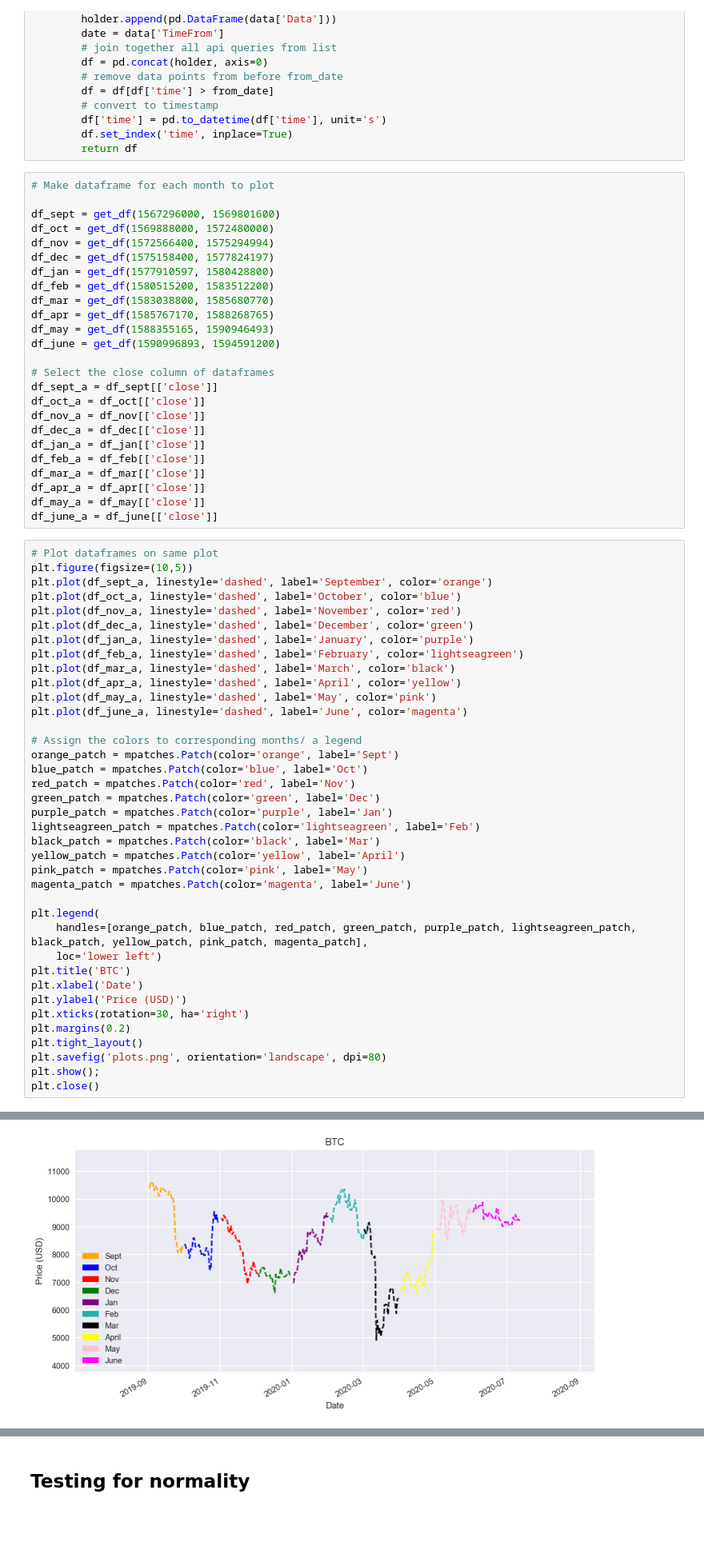
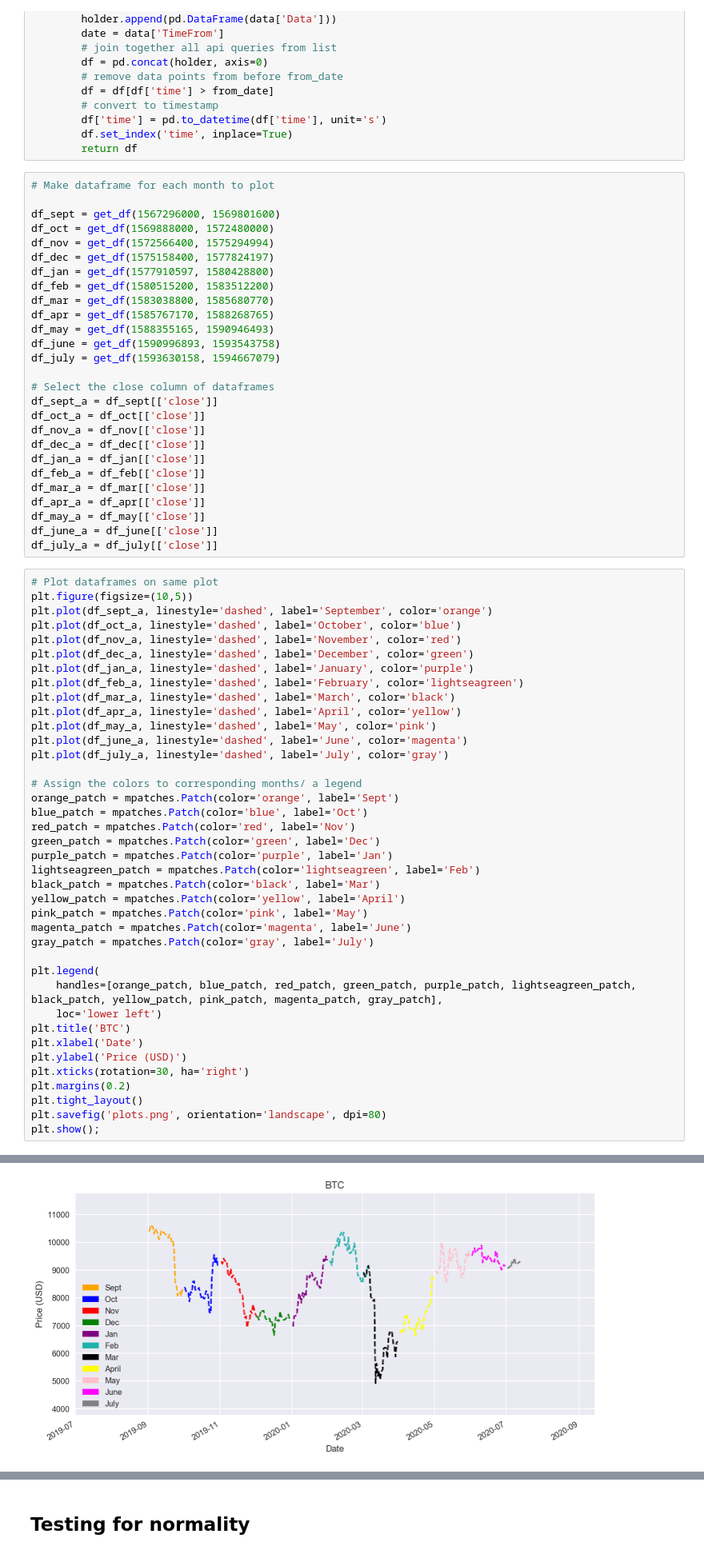
Before and after one commit to hilljtm/sfund, a Jupyter notebook: CryptoC_plots.ipynb, the cells around one changed output, grey strips where cells are left out. Shown at 80% size. Drawn from its saved outputs; the diff is of its cells as text; blank space fills up the shorter version.

Commit message:
july added to main plot

```diff
--- a/CryptoC_plots.ipynb
+++ b/CryptoC_plots.ipynb
@@ -62,7 +62,8 @@ df_feb = get_df(1580515200, 1583512200)
 df_mar = get_df(1583038800, 1585680770)
 df_apr = get_df(1585767170, 1588268765)
 df_may = get_df(1588355165, 1590946493)
-df_june = get_df(1590996893, 1594591200)
+df_june = get_df(1590996893, 1593543758)
+df_july = get_df(1593630158, 1594667079)
 
 # Select the close column of dataframes
 df_sept_a = df_sept[['close']]
@@ -75,6 +76,7 @@ df_mar_a = df_mar[['close']]
 df_apr_a = df_apr[['close']]
 df_may_a = df_may[['close']]
 df_june_a = df_june[['close']]
+df_july_a = df_july[['close']]
 # %%
 # Plot dataframes on same plot
 plt.figure(figsize=(10,5))
@@ -88,36 +90,37 @@ plt.plot(df_mar_a, linestyle='dashed', label='March', color='black')
 plt.plot(df_apr_a, linestyle='dashed', label='April', color='yellow')
 plt.plot(df_may_a, linestyle='dashed', label='May', color='pink')
 plt.plot(df_june_a, linestyle='dashed', label='June', color='magenta')
+plt.plot(df_july_a, linestyle='dashed', label='July', color='gray')
 
 # Assign the colors to corresponding months/ a legend
 orange_patch = mpatches.Patch(color='orange', label='Sept')
 blue_patch = mpatches.Patch(color='blue', label='Oct')
 red_patch = mpatches.Patch(color='red', label='Nov')
 green_patch = mpatches.Patch(color='green', label='Dec')
 purple_patch = mpatches.Patch(color='purple', label='Jan')
 lightseagreen_patch = mpatches.Patch(color='lightseagreen', label='Feb')
 black_patch = mpatches.Patch(color='black', label='Mar')
 yellow_patch = mpatches.Patch(color='yellow', label='April')
 pink_patch = mpatches.Patch(color='pink', label='May')
 magenta_patch = mpatches.Patch(color='magenta', label='June')
+gray_patch = mpatches.Patch(color='gray', label='July')
 
 plt.legend(
-    handles=[orange_patch, blue_patch, red_patch, green_patch, purple_patch, lightseagreen_patch, black_patch, yellow_patch, pink_patch, magenta_patch],
+    handles=[orange_patch, blue_patch, red_patch, green_patch, purple_patch, lightseagreen_patch, black_patch, yellow_patch, pink_patch, magenta_patch, gray_patch],
     loc='lower left')
 plt.title('BTC')
 plt.xlabel('Date')
 plt.ylabel('Price (USD)')
 plt.xticks(rotation=30, ha='right')
 plt.margins(0.2)
 plt.tight_layout()
 plt.savefig('plots.png', orientation='landscape', dpi=80)
 plt.show();
-plt.close()
 # %% [output]
 To register the converters:
         >>> from pandas.plotting import register_matplotlib_converters
         >>> register_matplotlib_converters()
   warnings.warn(msg, FutureWarning)
-[figure, old version]
+[figure, new version]
 # %%
 # September 1st - Today
```
Also changed, not shown: parts of 6 cells of this notebook, 1 other file.
